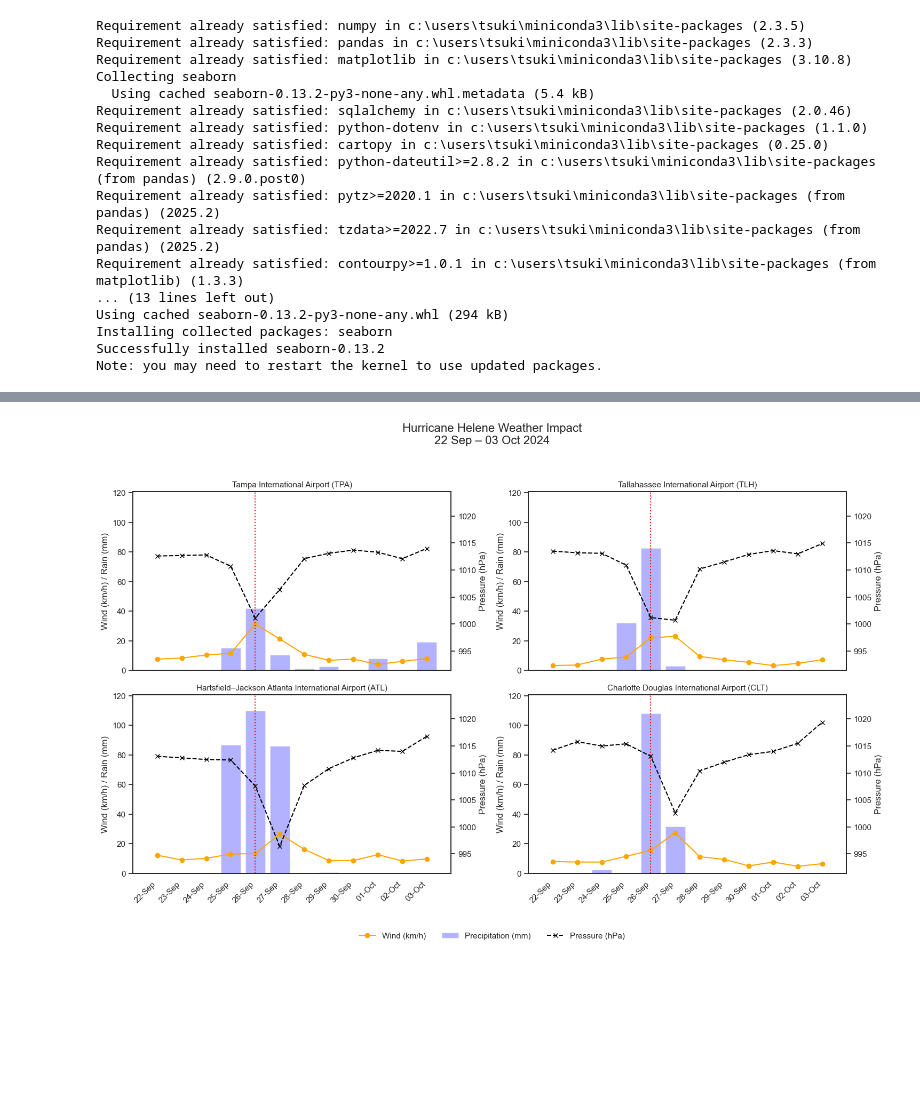
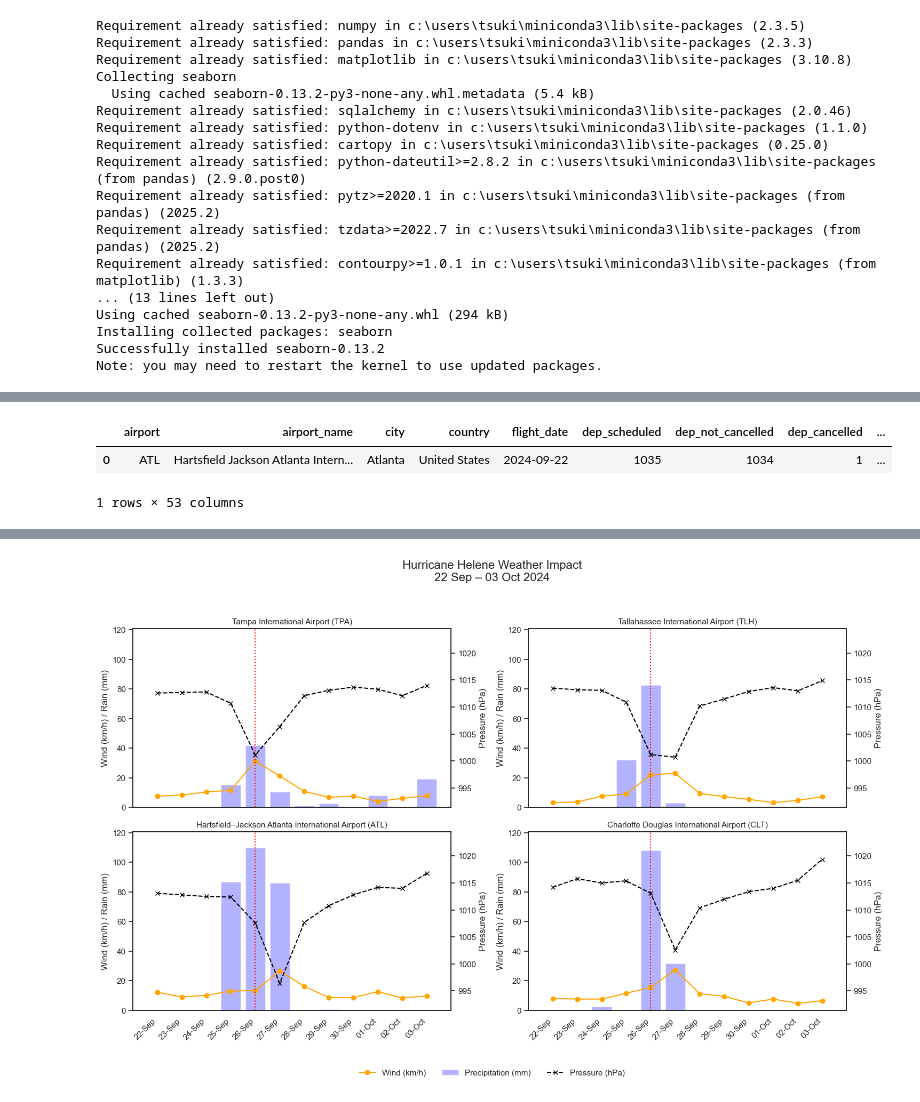
Before and after one commit to mail341/da-08122025-analytics-engineering-project, a Jupyter notebook: plotting_tables_Alina.ipynb, the cells around one changed output, grey strips where cells are left out. Drawn from its saved outputs; the diff is of its cells as text; code cells hidden in the pictures; blank space fills up the shorter version.

```diff
--- a/plotting_tables_Alina.ipynb
+++ b/plotting_tables_Alina.ipynb
@@ -119,0 +50,6 @@ plt.show()
+# %%
+mart_daily_flights_weather.head(1)
+# %% [output]
+|  | airport | airport_name | city | country | flight_date | dep_scheduled | dep_not_cancelled | dep_cancelled | ... |
+| 0 | ATL | Hartsfield Jackson Atlanta Intern... | Atlanta | United States | 2024-09-22 | 1035 | 1034 | 1 | ... |
+1 rows × 53 columns
```
Also changed, not shown: parts of 17 cells of this notebook.
